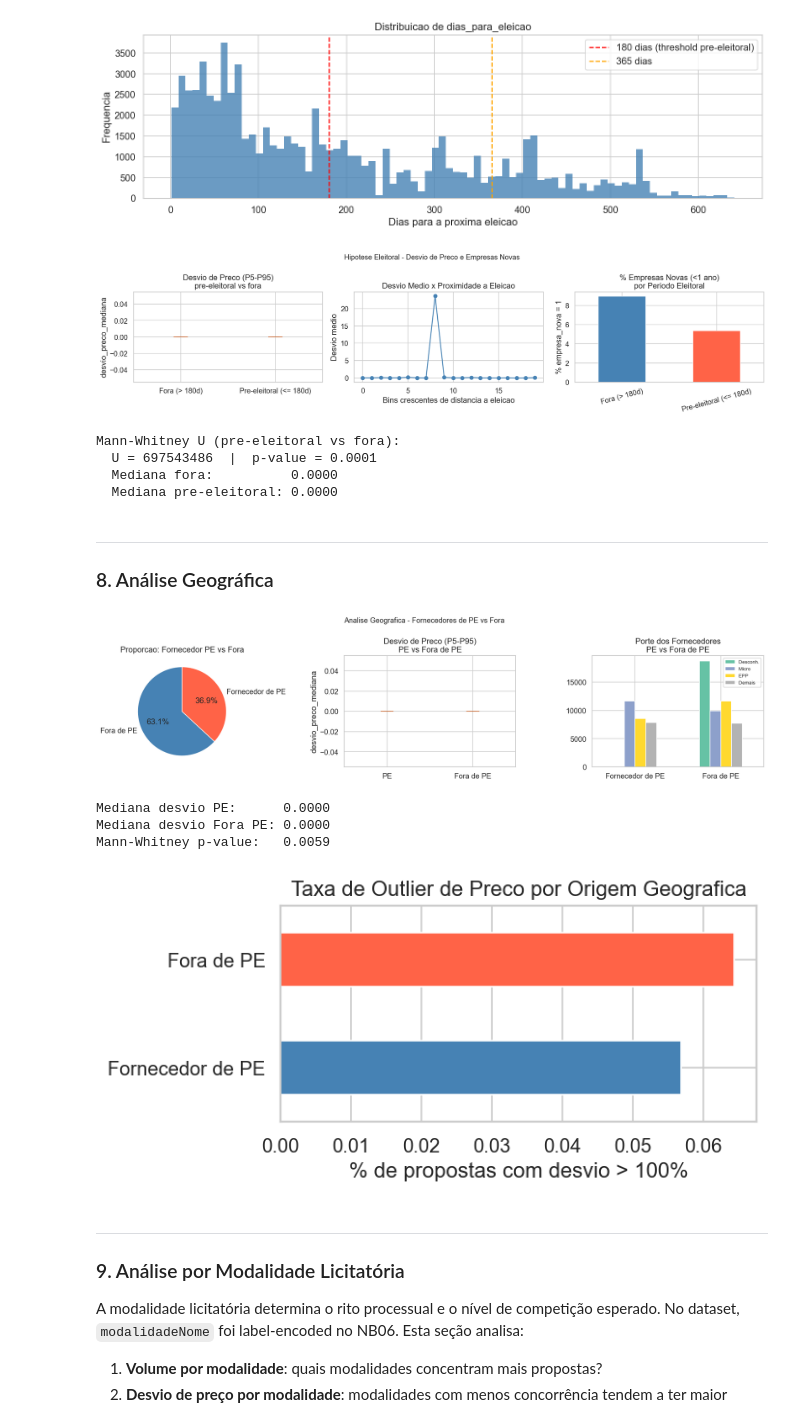
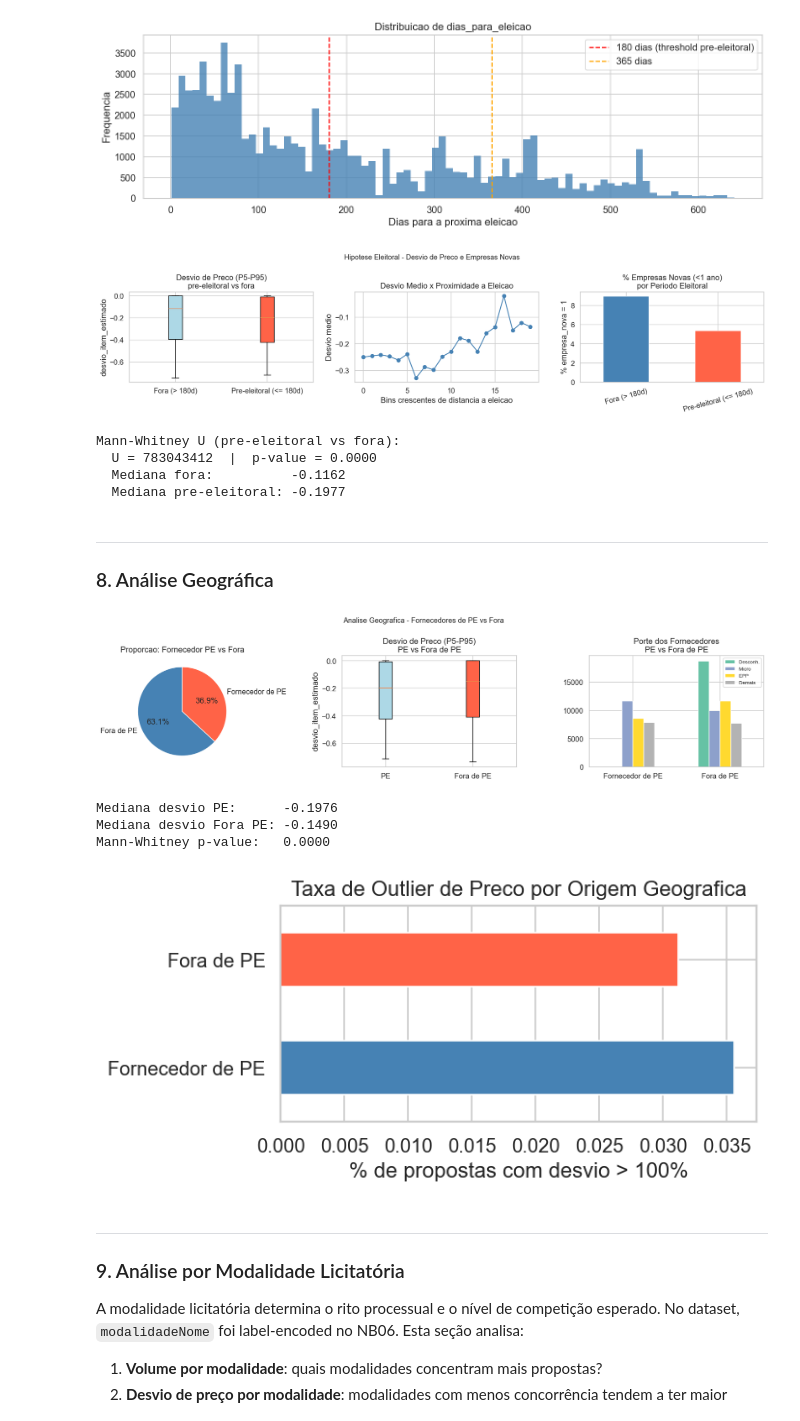
Before and after one commit to leticiagomesilva/Deteccao-Propostas-Anomalas-Licitacoes, a Jupyter notebook: notebooks/07_eda.ipynb, the cells around one changed output. Drawn from its saved outputs; the diff is of its cells as text; code cells hidden in the pictures.

```diff
--- a/notebooks/07_eda.ipynb
+++ b/notebooks/07_eda.ipynb
@@ -348,6 +329,6 @@ Top 20 propostas com maior sobrepreco:
 # %%
 # Perfil dos outliers
-df['outlier_preco'] = (df['desvio_preco_mediana'] > 1.0).astype(int)
+df['outlier_preco'] = (df['desvio_item_estimado'] > 1.0).astype(int)
 n_outliers = df['outlier_preco'].sum()
 pct_outliers = df['outlier_preco'].mean() * 100
 print(f'Propostas com desvio > 100%: {n_outliers:,} ({pct_outliers:.1f}%)')
@@ -371,7 +352,7 @@ taxa_nova.index = taxa_nova.index.map({0: 'Consolidada', 1: 'Nova (<1 ano)'})
 taxa_nova.plot(kind='bar', ax=axes[2], color='tomato', rot=0)
 axes[2].set_title('Taxa de Outlier: Empresa Nova vs Consolidada')
 
-plt.suptitle('Perfil dos Outliers de Preco (desvio > 100% da mediana)', fontsize=12)
+plt.suptitle('Perfil dos Outliers de Preco (desvio > 100% do estimado)', fontsize=12)
 plt.tight_layout()
 plt.show()
 # %% [output]
@@ -497,49 +478,49 @@ labels_eleit = {0: 'Fora (> 180d)', 1: 'Pre-eleitoral (<= 180d)'}
 fig, axes = plt.subplots(1, 3, figsize=(16, 4))
 
 # Boxplot desvio x pre_eleitoral_180d
-grupos = df.groupby('pre_eleitoral_180d')['desvio_preco_mediana']
+grupos = df.groupby('pre_eleitoral_180d')['desvio_item_estimado']
 data_box = [grupos.get_group(k) for k in [0, 1]]
 bp = axes[0].boxplot(data_box, labels=[labels_eleit[0], labels_eleit[1]],
                      whis=[5, 95], showfliers=False, patch_artist=True)
 for patch, color in zip(bp['boxes'], ['lightblue', 'tomato']):
     patch.set_facecolor(color)
 axes[0].set_title('Desvio de Preco (P5-P95)\npre-eleitoral vs fora')
-axes[0].set_ylabel('desvio_preco_mediana')
+axes[0].set_ylabel('desvio_item_estimado')
 
 # Desvio medio em bins de dias_para_eleicao
 df['dias_bin'] = pd.cut(df['dias_para_eleicao'], bins=20)
-desvio_por_dias = df.groupby('dias_bin', observed=True)['desvio_preco_mediana'].mean()
+desvio_por_dias = df.groupby('dias_bin', observed=True)['desvio_item_estimado'].mean()
 axes[1].plot(range(len(desvio_por_dias)), desvio_por_dias.values,
              marker='o', color='steelblue', linewidth=1.5)
 axes[1].set_title('Desvio Medio x Proximidade a Eleicao')
 axes[1].set_xlabel('Bins crescentes de distancia a eleicao')
 axes[1].set_ylabel('Desvio medio')
 
 # Taxa de empresa nova x pre-eleitoral
 taxa_nova_eleit = df.groupby('pre_eleitoral_180d')['empresa_nova'].mean() * 100
 taxa_nova_eleit.index = [labels_eleit[0], labels_eleit[1]]
 taxa_nova_eleit.plot(kind='bar', ax=axes[2], color=['steelblue', 'tomato'], rot=15)
 axes[2].set_title('% Empresas Novas (<1 ano)\npor Periodo Eleitoral')
 axes[2].set_ylabel('% empresa_nova = 1')
 
 plt.suptitle('Hipotese Eleitoral - Desvio de Preco e Empresas Novas', fontsize=12)
 plt.tight_layout()
 plt.show()
 
 # Teste estatistico Mann-Whitney U
-g0 = df.loc[df['pre_eleitoral_180d'] == 0, 'desvio_preco_mediana']
-g1 = df.loc[df['pre_eleitoral_180d'] == 1, 'desvio_preco_mediana']
+g0 = df.loc[df['pre_eleitoral_180d'] == 0, 'desvio_item_estimado']
+g1 = df.loc[df['pre_eleitoral_180d'] == 1, 'desvio_item_estimado']
 stat_u, pval_u = stats.mannwhitneyu(g0, g1, alternative='two-sided')
 print('Mann-Whitney U (pre-eleitoral vs fora):')
 print(f'  U = {stat_u:.0f}  |  p-value = {pval_u:.4f}')
 print(f'  Mediana fora:          {g0.median():.4f}')
 print(f'  Mediana pre-eleitoral: {g1.median():.4f}')
 # %% [output]
-[figure, old version]
+[figure, new version]
 Mann-Whitney U (pre-eleitoral vs fora):
-  U = 697543486  |  p-value = 0.0001
-  Mediana fora:          0.0000
-  Mediana pre-eleitoral: 0.0000
+  U = 783043412  |  p-value = 0.0000
+  Mediana fora:          -0.1162
+  Mediana pre-eleitoral: -0.1977
 # %% [markdown]
 ---
 ### 8. Análise Geográfica
@@ -554,14 +535,14 @@ axes[0].pie(fora_pe_counts.values,
             autopct='%1.1f%%', colors=['steelblue', 'tomato'], startangle=90)
 axes[0].set_title('Proporcao: Fornecedor PE vs Fora')
 
-g_pe   = df.loc[df['fornecedor_fora_pe'] == 0, 'desvio_preco_mediana']
-g_fora = df.loc[df['fornecedor_fora_pe'] == 1, 'desvio_preco_mediana']
+g_pe   = df.loc[df['fornecedor_fora_pe'] == 0, 'desvio_item_estimado']
+g_fora = df.loc[df['fornecedor_fora_pe'] == 1, 'desvio_item_estimado']
 bp = axes[1].boxplot([g_pe, g_fora], labels=['PE', 'Fora de PE'],
                      whis=[5,95], showfliers=False, patch_artist=True)
 for patch, c in zip(bp['boxes'], ['lightblue', 'tomato']):
     patch.set_facecolor(c)
 axes[1].set_title('Desvio de Preco (P5-P95)\nPE vs Fora de PE')
-axes[1].set_ylabel('desvio_preco_mediana')
+axes[1].set_ylabel('desvio_item_estimado')
 
 porte_map2 = {0: 'Desconh.', 1: 'Micro', 2: 'EPP', 3: 'Demais'}
 porte_geo = df.groupby(['fornecedor_fora_pe', 'porte']).size().unstack(fill_value=0)
@@ -580,10 +561,10 @@ print(f'Mediana desvio Fora PE: {g_fora.median():.4f}')
 stat_geo, pval_geo = stats.mannwhitneyu(g_pe, g_fora, alternative='two-sided')
 print(f'Mann-Whitney p-value:   {pval_geo:.4f}')
 # %% [output]
-[figure, old version]
+[figure, new version]
-Mediana desvio PE:      0.0000
-Mediana desvio Fora PE: 0.0000
-Mann-Whitney p-value:   0.0059
+Mediana desvio PE:      -0.1976
+Mediana desvio Fora PE: -0.1490
+Mann-Whitney p-value:   0.0000
 # %%
 taxa_outlier_geo = df.groupby('fornecedor_fora_pe')['outlier_preco'].mean() * 100
 taxa_outlier_geo.index = [fora_pe_labels[k] for k in taxa_outlier_geo.index]
@@ -595,7 +576,7 @@ ax.set_title('Taxa de Outlier de Preco por Origem Geografica')
 plt.tight_layout()
 plt.show()
 # %% [output]
-[figure, old version]
+[figure, new version]
 # %% [markdown]
 ---
 ### 9. Análise por Modalidade Licitatória
```
Also changed, not shown: parts of 17 cells of this notebook, 2 other files.
